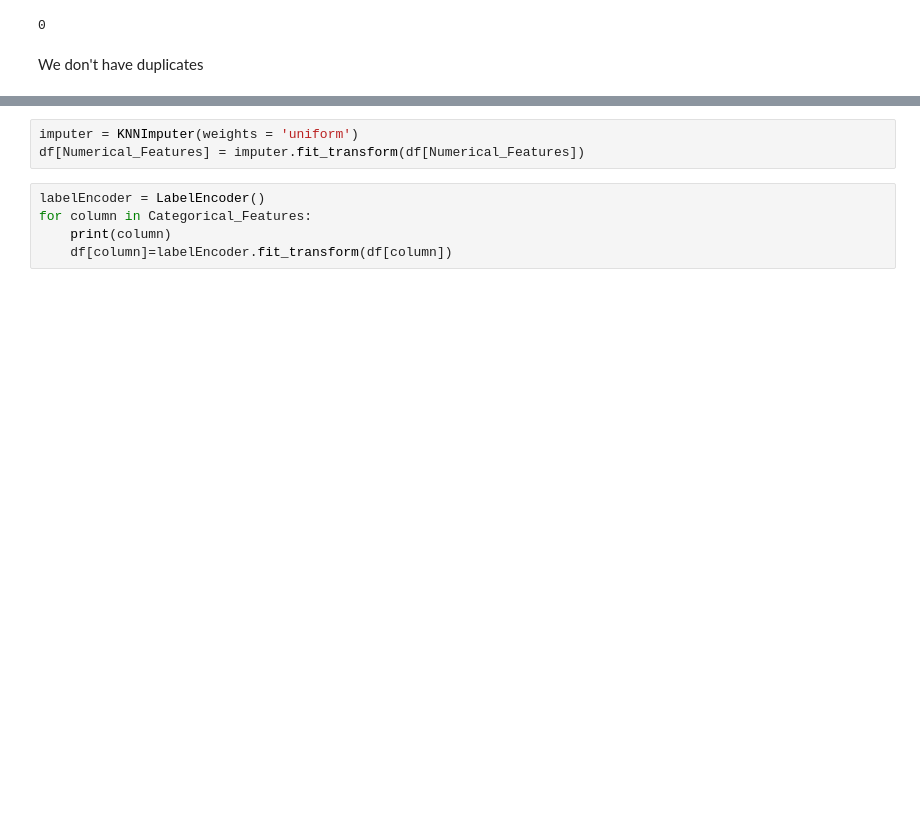
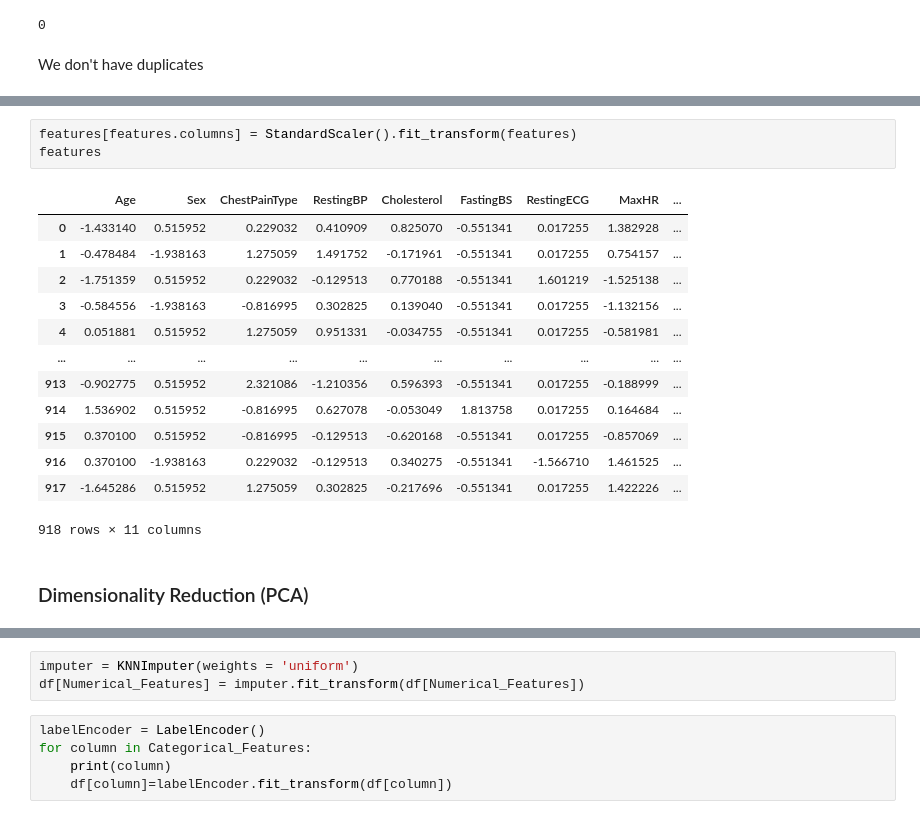
Before and after one commit to Siveen3/Heart-Disease-Predection, a Jupyter notebook: Heart (2).ipynb, the cells around one changed output, grey strips where cells are left out. Cells and saved outputs as stored; diff of their text form; blank space fills up the shorter version.

```diff
--- a/Heart (2).ipynb
+++ b/Heart (2).ipynb
@@ -168,0 +290,19 @@ def handle_infrequent_categories(df, column, threshold):
+# %%
+features[features.columns] = StandardScaler().fit_transform(features)
+features
+# %% [output]
+|  | Age | Sex | ChestPainType | RestingBP | Cholesterol | FastingBS | RestingECG | MaxHR | ... |
+| 0 | -1.433140 | 0.515952 | 0.229032 | 0.410909 | 0.825070 | -0.551341 | 0.017255 | 1.382928 | ... |
+| 1 | -0.478484 | -1.938163 | 1.275059 | 1.491752 | -0.171961 | -0.551341 | 0.017255 | 0.754157 | ... |
+| 2 | -1.751359 | 0.515952 | 0.229032 | -0.129513 | 0.770188 | -0.551341 | 1.601219 | -1.525138 | ... |
+| 3 | -0.584556 | -1.938163 | -0.816995 | 0.302825 | 0.139040 | -0.551341 | 0.017255 | -1.132156 | ... |
+| 4 | 0.051881 | 0.515952 | 1.275059 | 0.951331 | -0.034755 | -0.551341 | 0.017255 | -0.581981 | ... |
+| ... | ... | ... | ... | ... | ... | ... | ... | ... | ... |
+| 913 | -0.902775 | 0.515952 | 2.321086 | -1.210356 | 0.596393 | -0.551341 | 0.017255 | -0.188999 | ... |
+| 914 | 1.536902 | 0.515952 | -0.816995 | 0.627078 | -0.053049 | 1.813758 | 0.017255 | 0.164684 | ... |
+| 915 | 0.370100 | 0.515952 | -0.816995 | -0.129513 | -0.620168 | -0.551341 | 0.017255 | -0.857069 | ... |
+| 916 | 0.370100 | -1.938163 | 0.229032 | -0.129513 | 0.340275 | -0.551341 | -1.566710 | 1.461525 | ... |
+| 917 | -1.645286 | 0.515952 | 1.275059 | 0.302825 | -0.217696 | -0.551341 | 0.017255 | 1.422226 | ... |
+918 rows × 11 columns
+# %% [markdown]
+### Dimensionality Reduction (PCA)
```
Also changed, not shown: parts of 47 cells of this notebook, 1 other file.
